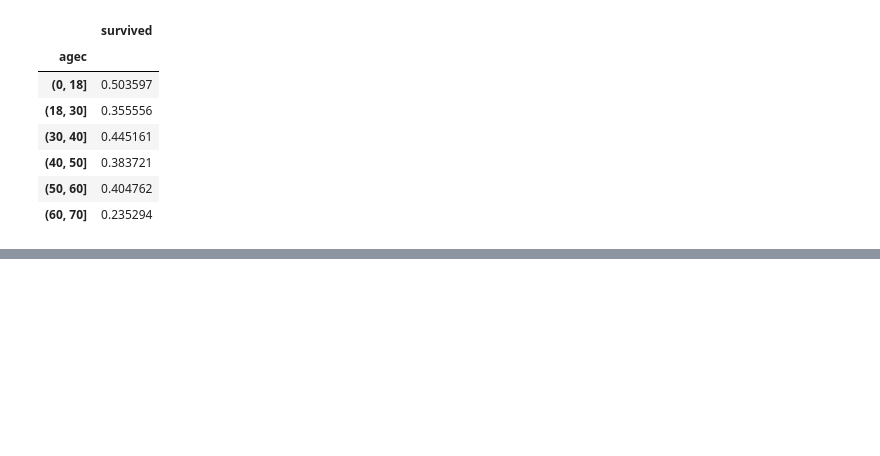
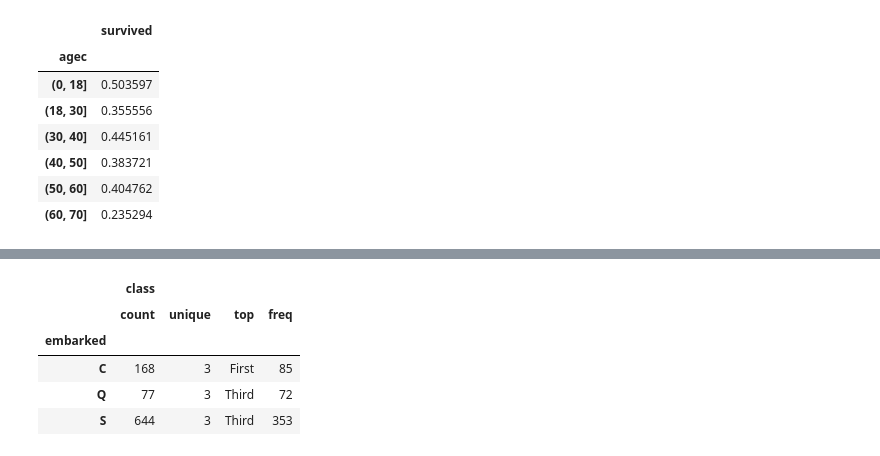
Before and after one commit to DerNiccoo/TensorFlow-training, a Jupyter notebook: Data Science/2. Discrete_Data_Start.ipynb, the cells around one changed output, grey strips where cells are left out. Saved outputs shown, nothing was run; the diff lists cells and outputs as text; code cells hidden in the pictures; blank space fills up the shorter version.

Commit message:
Analysed embark and surv rate

```diff
--- a/Data Science/2. Discrete_Data_Start.ipynb
+++ b/Data Science/2. Discrete_Data_Start.ipynb
@@ -160,0 +182,9 @@ titanic[['agec','survived']].groupby('agec').mean()
+# %%
+titanic[['class', 'embarked']].groupby('embarked').describe()
+# %% [output]
+|  | class |  |  |  |
+|  | count | unique | top | freq |
+| embarked |  |  |  |  |
+| C | 168 | 3 | First | 85 |
+| Q | 77 | 3 | Third | 72 |
+| S | 644 | 3 | Third | 353 |
```
Also changed, not shown: parts of 5 cells of this notebook.
